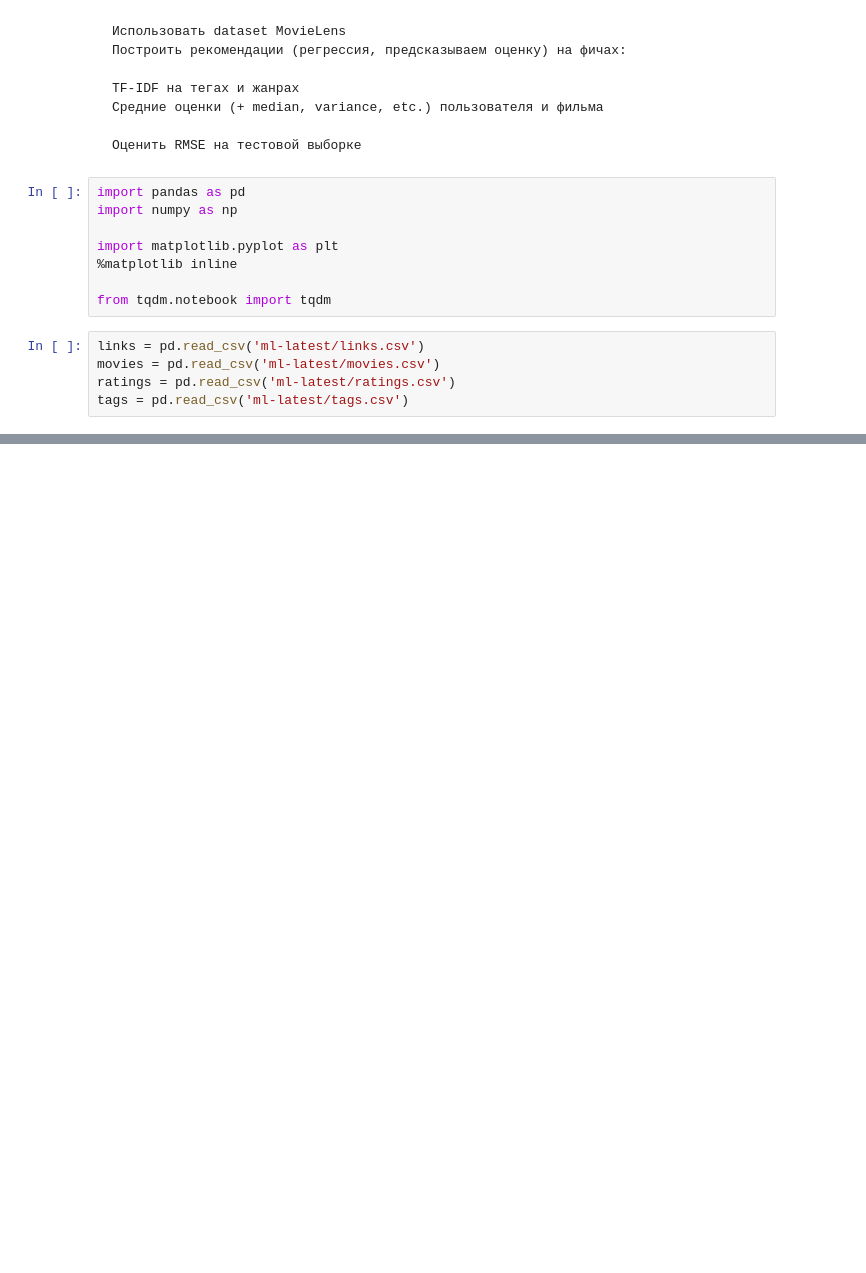
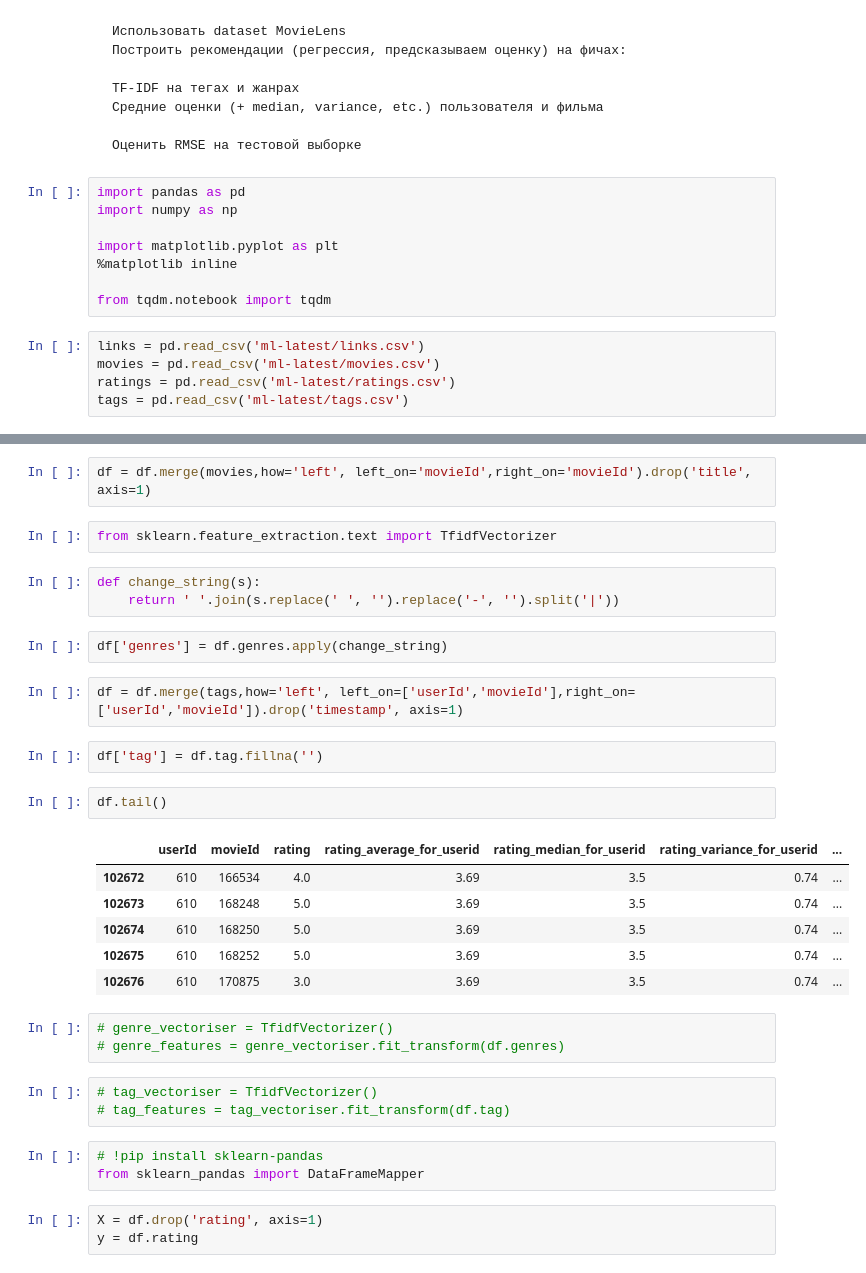
Before and after one commit to HeliosBI/AMLHW9_CBRS, a Jupyter notebook: AMLHW9.ipynb, the cells around one changed output, grey strips where cells are left out. Saved outputs shown, nothing was run; the diff lists cells and outputs as text; blank space fills up the shorter version.

```diff
--- a/AMLHW9.ipynb
+++ b/AMLHW9.ipynb
@@ -27,0 +102,34 @@ tags.head()
+# %%
+df = df.merge(movies,how='left', left_on='movieId',right_on='movieId').drop('title', axis=1)
+# %%
+from sklearn.feature_extraction.text import TfidfVectorizer
+# %%
+def change_string(s):
+    return ' '.join(s.replace(' ', '').replace('-', '').split('|'))
+# %%
+df['genres'] = df.genres.apply(change_string)
+# %%
+df = df.merge(tags,how='left', left_on=['userId','movieId'],right_on=['userId','movieId']).drop('timestamp', axis=1)
+# %%
+df['tag'] = df.tag.fillna('')
+# %%
+df.tail()
+# %% [output]
+|  | userId | movieId | rating | rating_average_for_userid | rating_median_for_userid | rating_variance_for_userid | ... |
+| 102672 | 610 | 166534 | 4.0 | 3.69 | 3.5 | 0.74 | ... |
+| 102673 | 610 | 168248 | 5.0 | 3.69 | 3.5 | 0.74 | ... |
+| 102674 | 610 | 168250 | 5.0 | 3.69 | 3.5 | 0.74 | ... |
+| 102675 | 610 | 168252 | 5.0 | 3.69 | 3.5 | 0.74 | ... |
+| 102676 | 610 | 170875 | 3.0 | 3.69 | 3.5 | 0.74 | ... |
+# %%
+# genre_vectoriser = TfidfVectorizer()
+# genre_features = genre_vectoriser.fit_transform(df.genres)
+# %%
+# tag_vectoriser = TfidfVectorizer()
+# tag_features = tag_vectoriser.fit_transform(df.tag)
+# %%
+# !pip install sklearn-pandas
+from sklearn_pandas import DataFrameMapper
+# %%
+X = df.drop('rating', axis=1)
+y = df.rating
```
Also changed, not shown: parts of 41 cells of this notebook.
